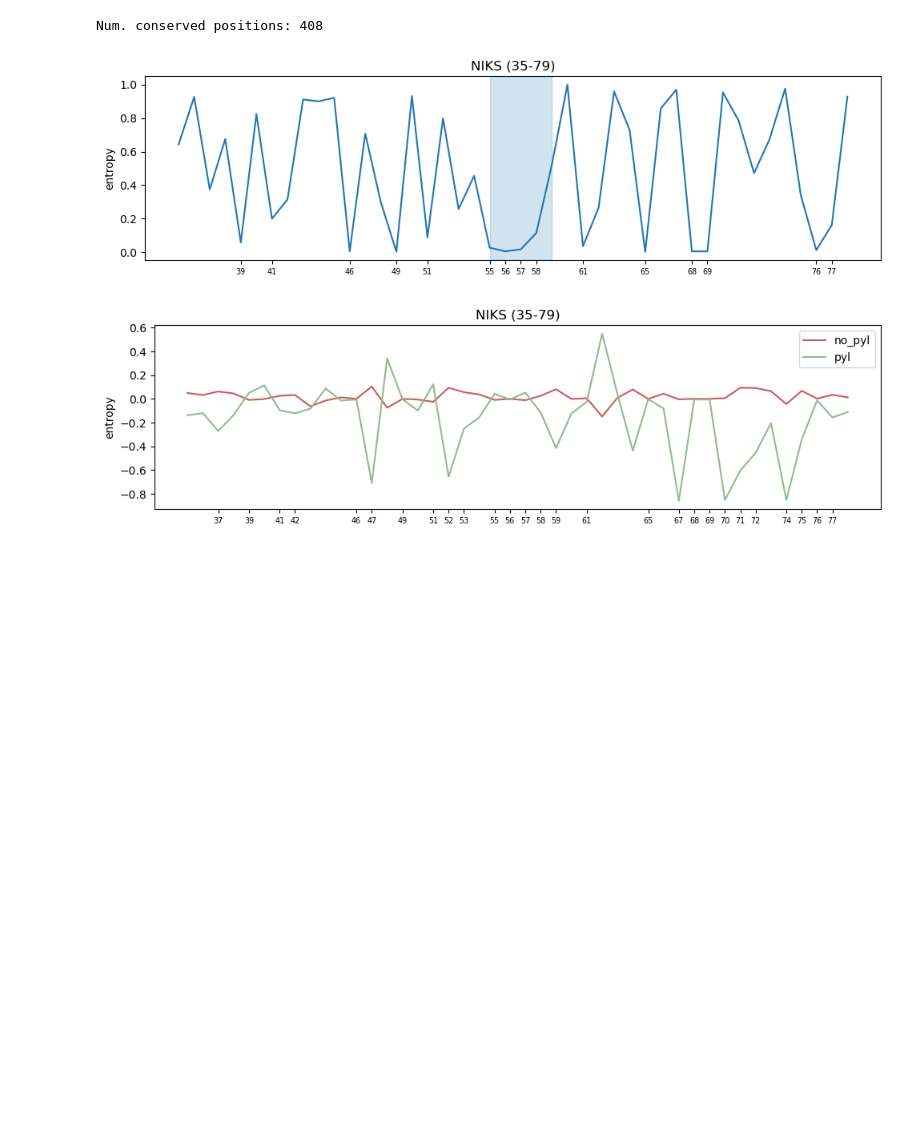
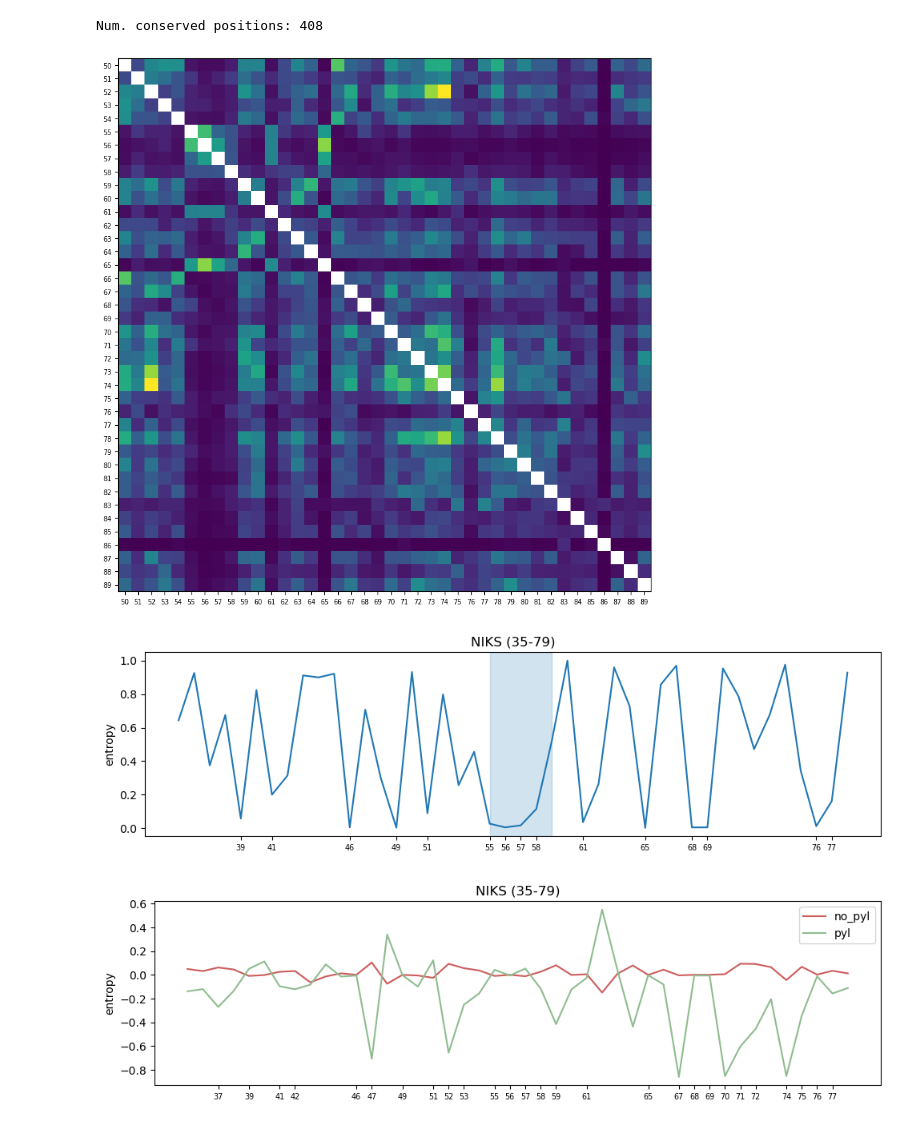
Before and after one commit to pipparichter/pyrrolysine, a Jupyter notebook: notebooks/niks.ipynb, the cells around one changed output. Drawn from its saved outputs; the diff is of its cells as text; code cells hidden in the pictures; blank space fills up the shorter version.

```diff
--- a/notebooks/niks.ipynb
+++ b/notebooks/niks.ipynb
@@ -54,6 +57,19 @@ ycf_start, ycf_stop = ycf_match.start(), ycf_match.end()
 # There are some clear outliers, potentially worth discarding for a better alignment.
 # %% [output]
 Num. conserved positions: 408
+# %%
+h = mutual_information(alignment)
+# %%
+h[h == 1] = np.nan
+# %%
+start, stop = 50, 90
+fig, ax = plt.subplots(figsize=(10, 10))
+plt.imshow(h[start:stop, start:stop])
+ax.set_xticks(np.arange(stop - start), labels=np.arange(start, stop), fontsize='x-small')
+ax.set_yticks(np.arange(stop - start), labels=np.arange(start, stop), fontsize='x-small')
+plt.show()
+# %% [output]
+[figure, added]
 # %%
 alignment_df = pd.DataFrame(alignment, index=index)
 alignment_df['group'] = np.where(arf1_df.has_pyl, 'pyl', 'no_pyl')
```
Also changed, not shown: parts of 1 cell of this notebook, 1 other file.
